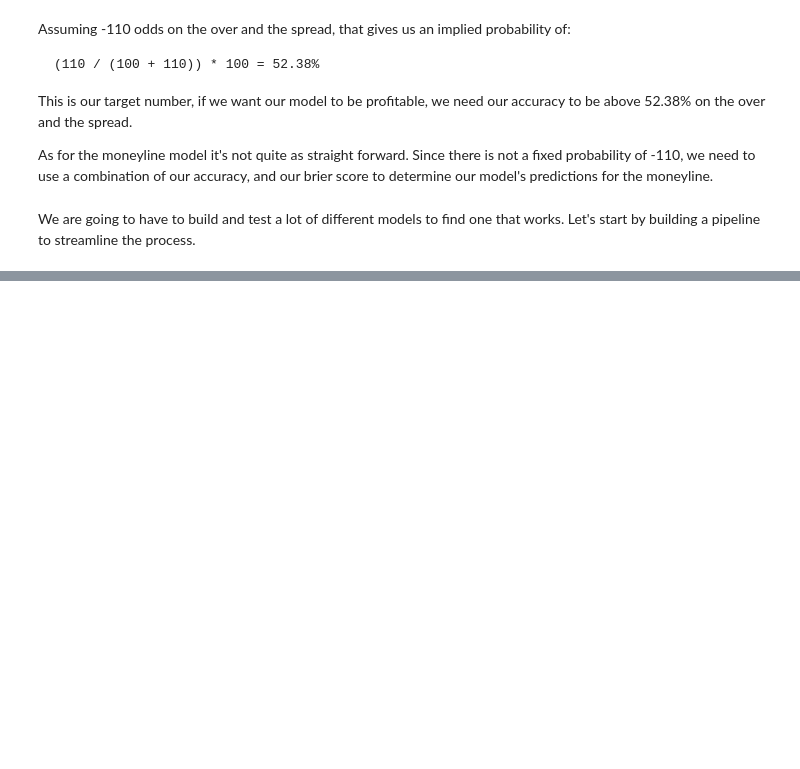
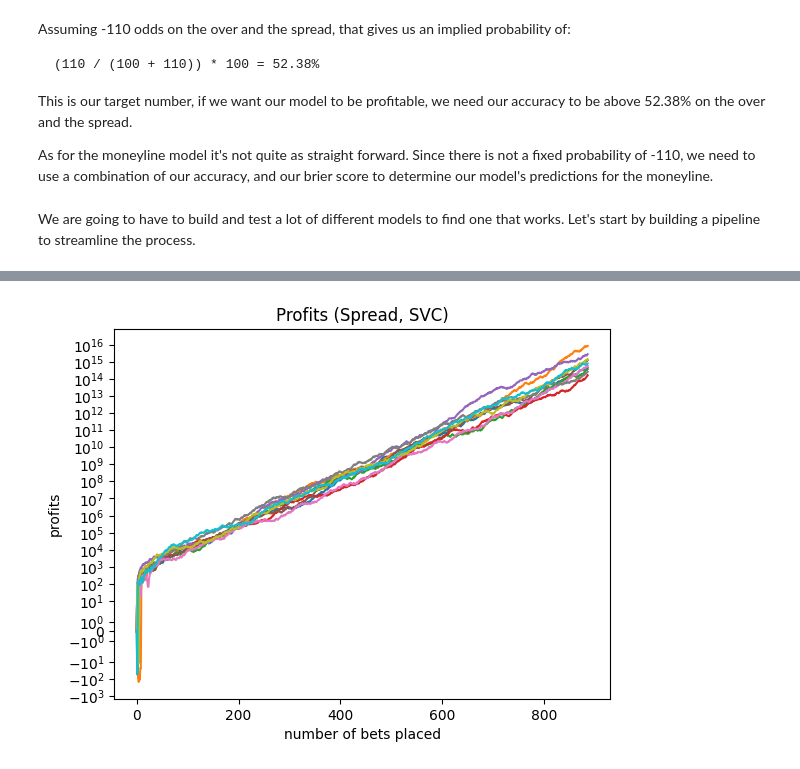
Before and after one commit to JonathanSears1/JonathanSears1.github.io, a Jupyter notebook: Beat-The-Books.ipynb, the cells around one changed output, grey strips where cells are left out. Saved outputs shown, nothing was run; the diff lists cells and outputs as text; code cells hidden in the pictures; blank space fills up the shorter version.

Commit message:
built and tested first iteration of models

```diff
--- a/Beat-The-Books.ipynb
+++ b/Beat-The-Books.ipynb
@@ -2040,8 +1564,0 @@ test_profitability(x_features=x_features,y_feature="home_winner",probability_thr
-# %%
-over_results = []
-for i in range(1,200):
-    over_results.append(test_profitability(x_features=x_features,y_feature='over',probability_threshold=.53,bankroll=1000,test_model=KNeighborsClassifier(n_neighbors=i,weights="distance"),k=i))
-# %%
-spread_results = []
-for i in range(1,200):
-    spread_results.append(test_profitability(x_features=x_features,y_feature='covered',probability_threshold=.53,bankroll=1000,test_model=KNeighborsClassifier(n_neighbors=i,weights="distance"),k=i))
@@ -2195,4 +1564,0 @@ Next let's calculate our expected value
-# %%
-def calc_ev(bet_size,win_prob,odds):
-    ev = bet_size*odds*win_prob - bet_size(1-win_prob)
-    return ev
@@ -2212,0 +1817,20 @@ def find_plus_ev(win_prob,bankroll):
+# %%
+def get_results(results):
+    scores = []
+    profits = []
+    evs = []
+    bet_sizes = []
+    bet_results = []
+    for result in results:
+        scores.append(result[0])
+        profits.append(result[1])
+        evs.append(result[2])
+        bet_sizes.append(result[3])
+        bet_results.append(result[4])
+    return scores,profits,evs,bet_sizes,bet_results
+
+
+SGD_over_scores,SGD_over_profits,SGD_over_evs,SGD_over_bet_sizes,SGD_over_bet_results= get_results(over_results_SGD)
+SVC_over_scores,SVC_over_profits,SVC_over_evs,SVC_over_bet_sizes,SVC_over_bet_results = get_results(over_results_SVC)
+SVC_spread_scores,SVC_spread_profits,SVC_spread_evs,SVC_spread_bet_sizes,SVC_spread_bet_results= get_results(spread_results_SVC)
+SGD_moneyline_scores,SGD_moneyline_profits,SGD_moneyline_evs,SGD_moneyline_bet_sizes,SGD_moneyline_bet_results= get_results(moneyline_results_SGD)
@@ -2212,0 +1859,9 @@ def find_plus_ev(win_prob,bankroll):
+# %%
+plt.yscale("symlog")
+plt.ylabel("profits")
+plt.xlabel("number of bets placed")
+plt.title("Profits (Spread, SVC)")
+for result_profit in SVC_spread_profits:
+    plt.plot(result_profit)
+# %% [output]
+[figure, added]
```
Also changed, not shown: parts of 104 cells of this notebook.
